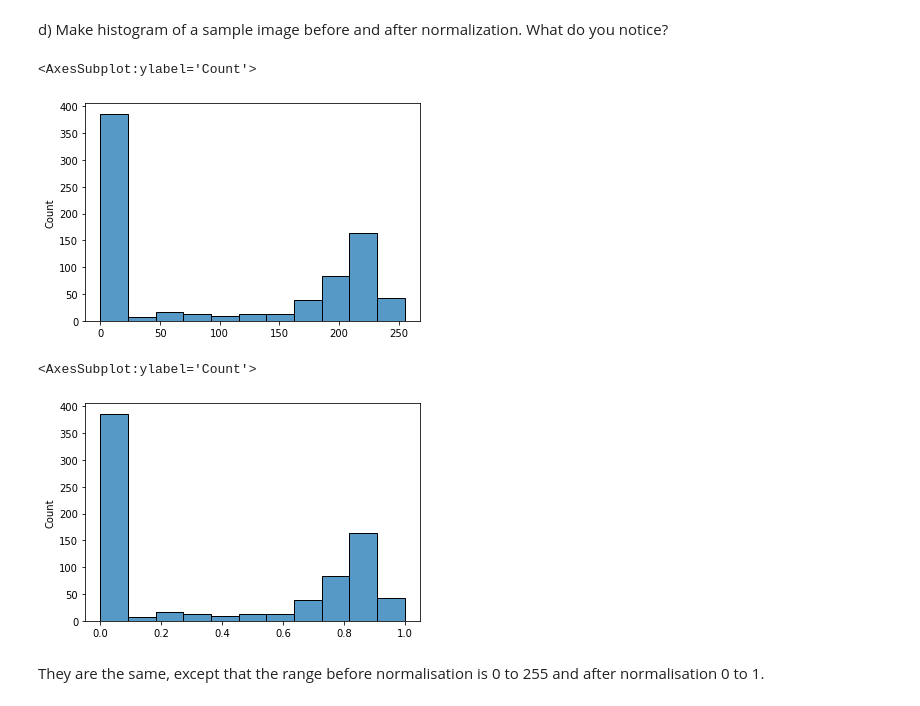
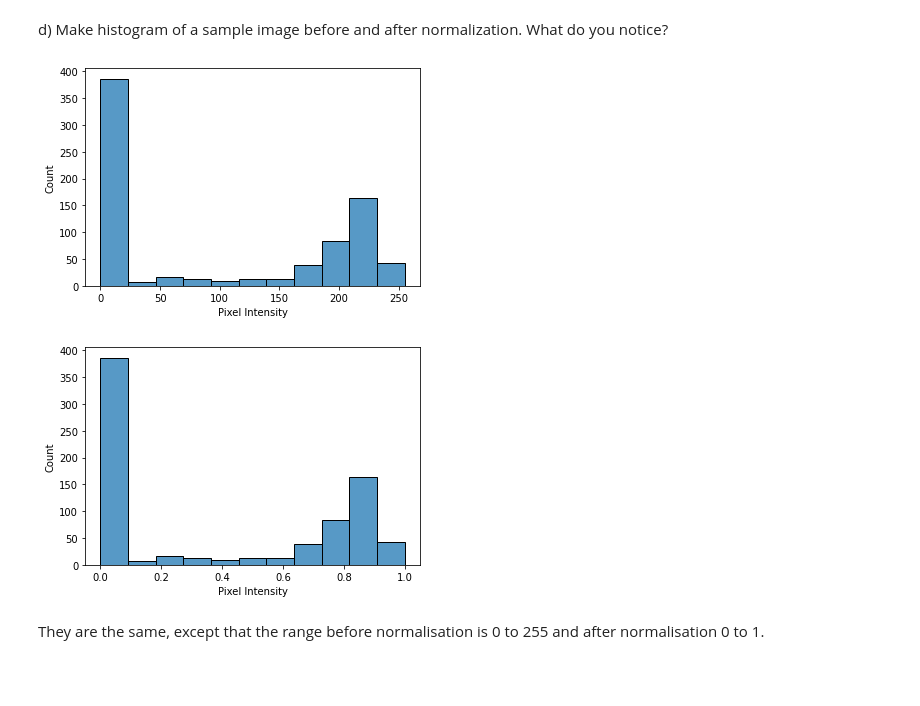
Before and after one commit to Anna-MariaSjolund/Deep-Learning-Anna-MariaSjolund, a Jupyter notebook: exercises/exercises1_MLP_classification.ipynb, the cells around one changed output. Drawn from its saved outputs; the diff is of its cells as text; code cells hidden in the pictures; blank space fills up the shorter version.

```diff
--- a/exercises/exercises1_MLP_classification.ipynb
+++ b/exercises/exercises1_MLP_classification.ipynb
@@ -61,15 +59,13 @@ They look the same.
 # %% [markdown]
 d) Make histogram of a sample image before and after normalization. What do you notice?
 # %%
-sns.histplot(X_train[0,:,:].flatten())
+sns.histplot(X_train[0,:,:].flatten()).set(xlabel="Pixel Intensity");
 # %% [output]
-<AxesSubplot:ylabel='Count'>
-[figure, old version]
+[figure, new version]
 # %%
-sns.histplot(X_train_norm[0,:,:].flatten())
+sns.histplot(X_train_norm[0,:,:].flatten()).set(xlabel="Pixel Intensity");
 # %% [output]
-<AxesSubplot:ylabel='Count'>
-[figure, old version]
+[figure, new version]
 # %% [markdown]
 They are the same, except that the range before normalisation is 0 to 255 and after normalisation 0 to 1.
 # %% [markdown]
```
Also changed, not shown: parts of 16 cells of this notebook, 2 other files.
